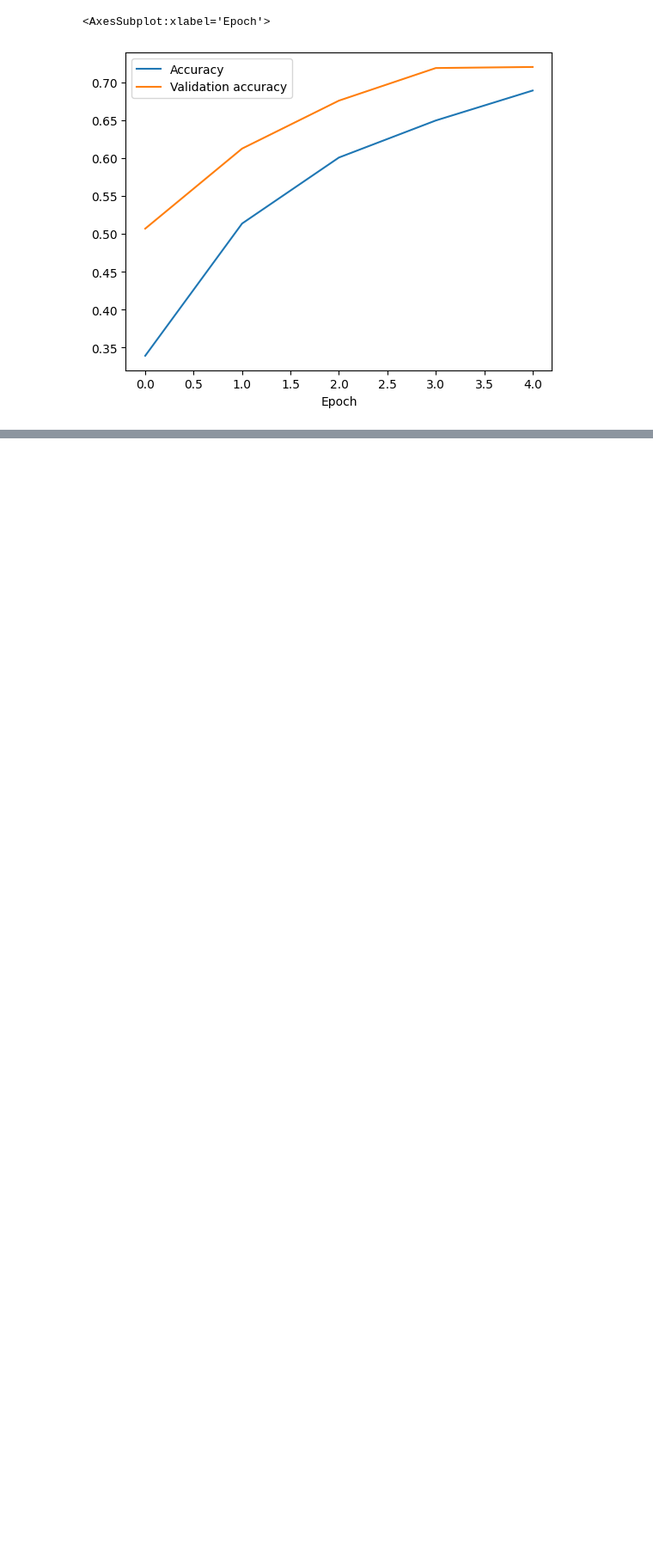
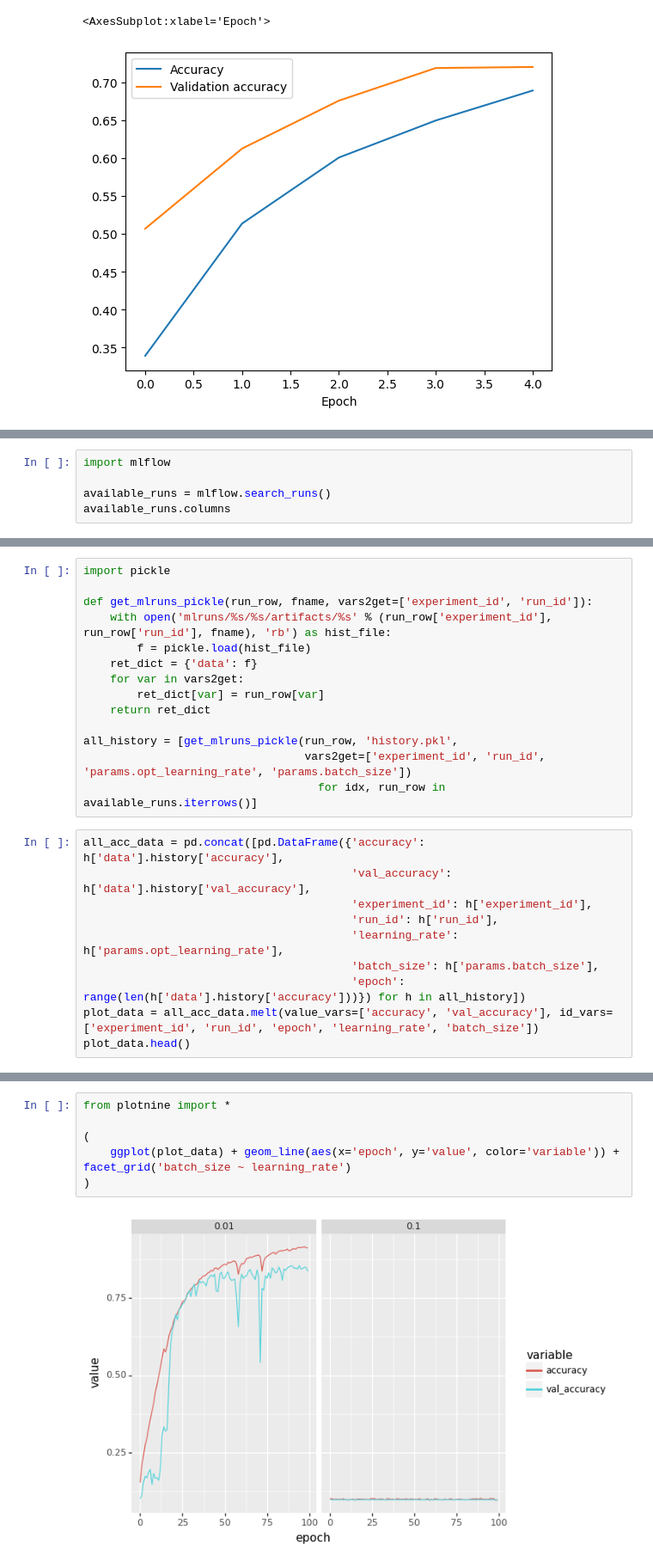
Before and after one commit to PaulHiemstra/exxample_ml_project, a Jupyter notebook: Example Notebook.ipynb, the cells around one changed output, grey strips where cells are left out. Shown: that part at 86% size. Saved outputs shown, nothing was run; the diff lists cells and outputs as text; blank space fills up the shorter version.

Commit message:
Expanded interpretation of mlruns results

```diff
--- a/Example Notebook.ipynb
+++ b/Example Notebook.ipynb
@@ -116,0 +132,5 @@ starts tracking the most important metrics.
+# %%
+import mlflow
+
+available_runs = mlflow.search_runs()
+available_runs.columns
@@ -116,0 +152,24 @@ starts tracking the most important metrics.
+# %%
+import pickle
+
+def get_mlruns_pickle(run_row, fname, vars2get=['experiment_id', 'run_id']):
+    with open('mlruns/%s/%s/artifacts/%s' % (run_row['experiment_id'], run_row['run_id'], fname), 'rb') as hist_file:
+        f = pickle.load(hist_file)
+    ret_dict = {'data': f}
+    for var in vars2get:
+        ret_dict[var] = run_row[var]
+    return ret_dict
+
+all_history = [get_mlruns_pickle(run_row, 'history.pkl',
+                                 vars2get=['experiment_id', 'run_id', 'params.opt_learning_rate', 'params.batch_size'])
+                                   for idx, run_row in available_runs.iterrows()]
+# %%
+all_acc_data = pd.concat([pd.DataFrame({'accuracy': h['data'].history['accuracy'],
+                                        'val_accuracy': h['data'].history['val_accuracy'],
+                                        'experiment_id': h['experiment_id'],
+                                        'run_id': h['run_id'],
+                                        'learning_rate': h['params.opt_learning_rate'],
+                                        'batch_size': h['params.batch_size'],
+                                        'epoch': range(len(h['data'].history['accuracy']))}) for h in all_history])
+plot_data = all_acc_data.melt(value_vars=['accuracy', 'val_accuracy'], id_vars=['experiment_id', 'run_id', 'epoch', 'learning_rate', 'batch_size'])
+plot_data.head()
@@ -116,0 +183,8 @@ starts tracking the most important metrics.
+# %%
+from plotnine import *
+
+(
+    ggplot(plot_data) + geom_line(aes(x='epoch', y='value', color='variable')) + facet_grid('batch_size ~ learning_rate')
+)
+# %% [output]
+[figure, added]
```
Also changed, not shown: parts of 19 cells of this notebook, 3 other files.
